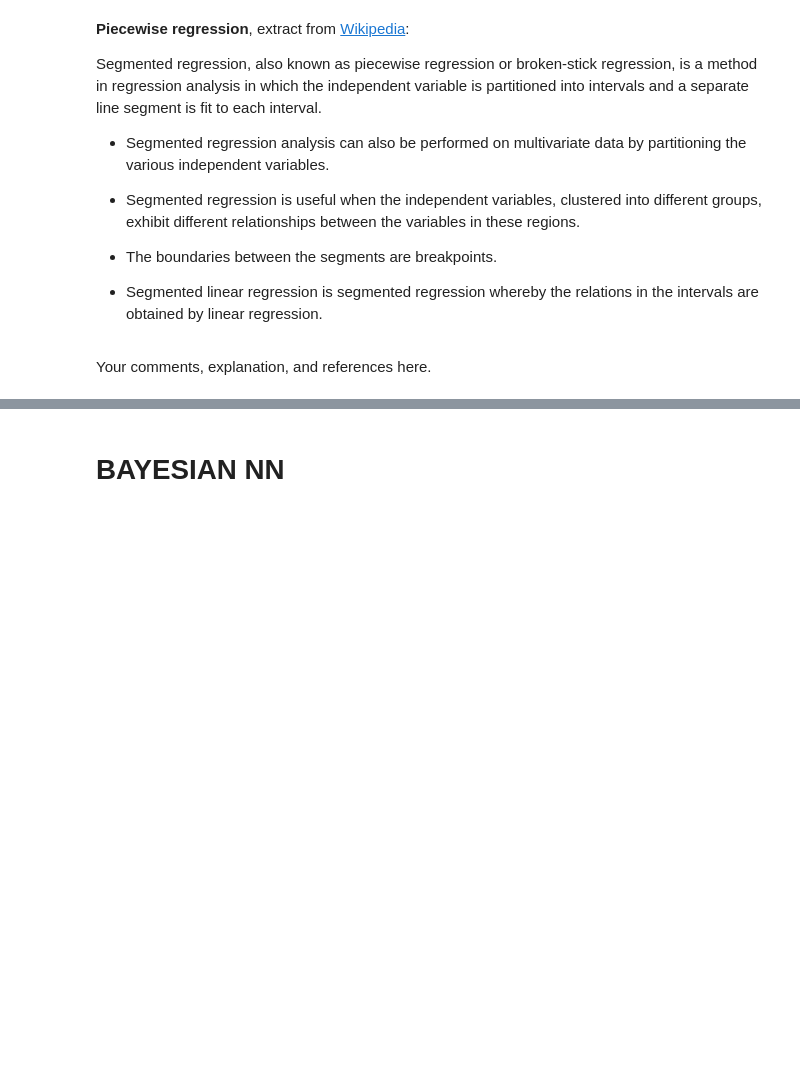
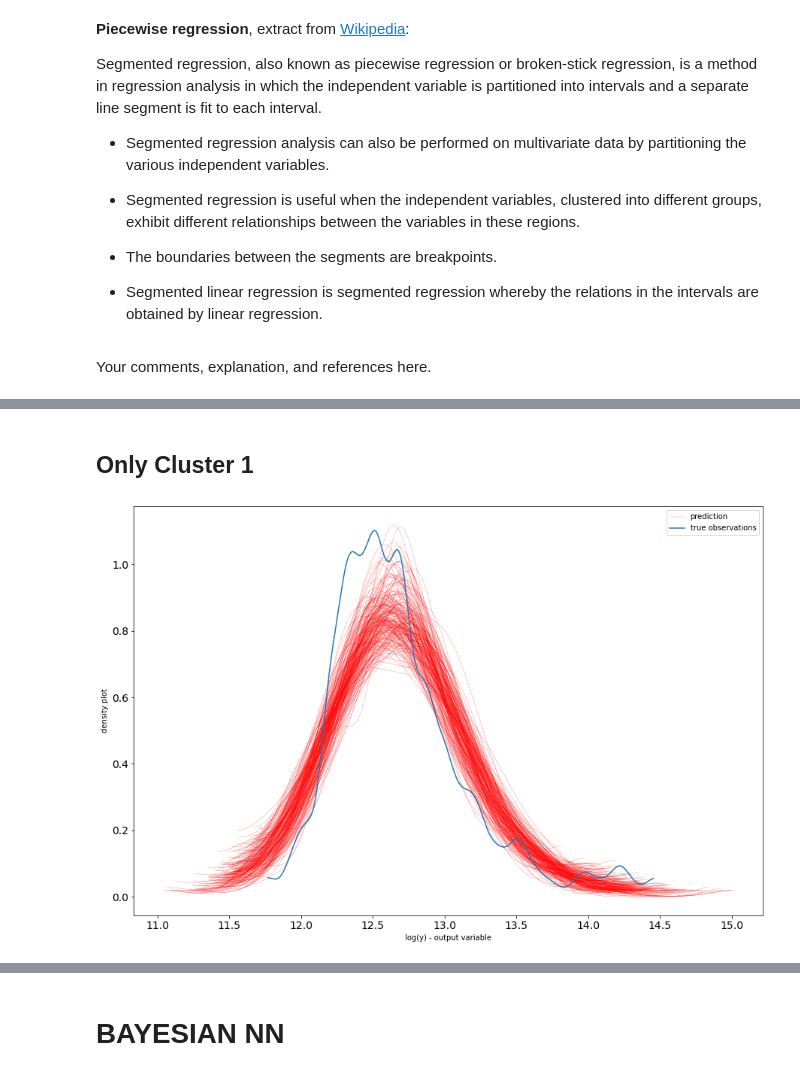
Before and after one commit to markdevine/ET5003_SEM1_2021-2, a Jupyter notebook: ET5003_KaggleCompetition_MarkDevine_19187289.ipynb, the cells around one changed output, grey strips where cells are left out. Cells and saved outputs as stored; diff of their text form; code cells hidden in the pictures; blank space fills up the shorter version.

```diff
--- a/ET5003_KaggleCompetition_MarkDevine_19187289.ipynb
+++ b/ET5003_KaggleCompetition_MarkDevine_19187289.ipynb
@@ -981,0 +1417,15 @@ Your comments, explanation, and references here.
+# %% [markdown]
+## Only Cluster 1
+# %%
+#Simulation
+Ypred1 = yscaler1.inverse_transform(ppc(posterior1['alpha'],posterior1['beta'],posterior1['sigma_n'],Xn1,  nsamples=200))
+for i in range(Ypred1.shape[0]):
+    az.plot_dist( Ypred1[i,:],color='r',plot_kwargs={"linewidth": 0.2})
+az.plot_dist(Ypred1[i,:],color='r',plot_kwargs={"linewidth": 0.2}, label="prediction")
+az.plot_dist(ylog1,label='true observations');
+plt.legend()
+plt.xlabel("log(y) - output variable")
+plt.ylabel("density plot");
+plt.rcParams['figure.figsize'] = [15, 10]
+# %% [output]
+[figure, added]
```
Also changed, not shown: parts of 66 cells of this notebook.
